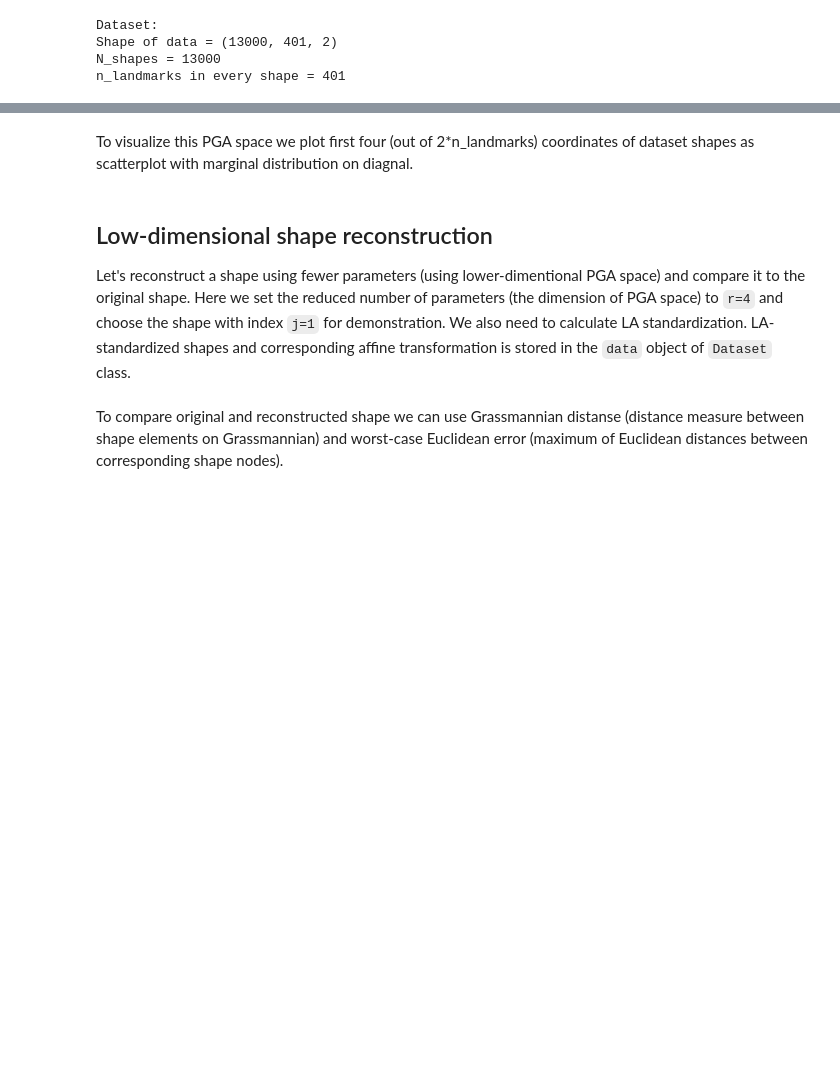
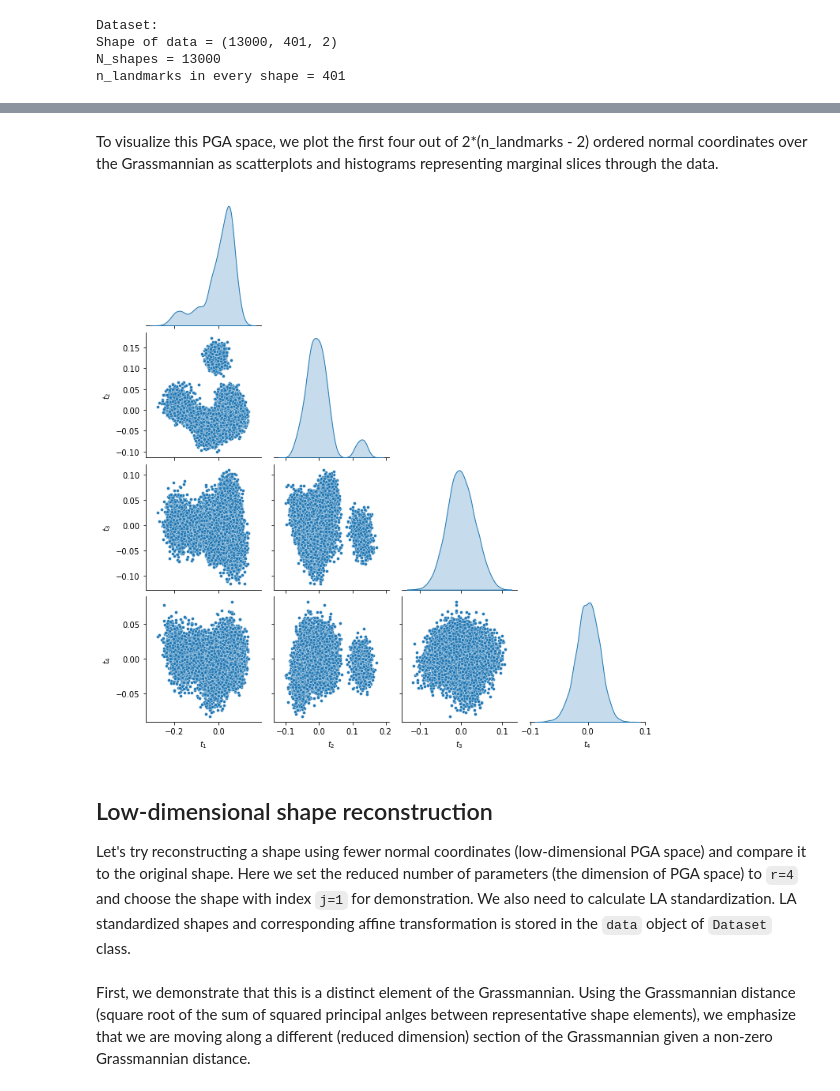
Before and after one commit to NREL/G2Aero, a Jupyter notebook: examples/notebooks/0_Data_Driven_Domain.ipynb, the cells around one changed output, grey strips where cells are left out. Cells and saved outputs as stored; diff of their text form; code cells hidden in the pictures; blank space fills up the shorter version.

```diff
--- a/examples/notebooks/0_Data_Driven_Domain.ipynb
+++ b/examples/notebooks/0_Data_Driven_Domain.ipynb
@@ -40,6 +41,6 @@ Now we can construct PGA space from given dataset of airfoil shapes. `PGAspace.c
 # %%
 # compute Karcher mean and run PGA to define coordinates
-pga, t = PGAspace.create_from_dataset(shapes)
+pga, T = PGAspace.create_from_dataset(shapes)
 # %% [output]
 Karcher mean convergence:
 ||V||_F = 0.10235806971182138
@@ -49,13 +50,15 @@ Karcher mean convergence:
 # %% [markdown]
-To visualize this PGA space we plot first four (out of 2*n_landmarks) coordinates of dataset shapes as scatterplot with marginal distribution on diagnal.
+To visualize this PGA space, we plot the first four out of 2*(n_landmarks - 2) ordered normal coordinates over the Grassmannian as scatterplots and histograms representing marginal slices through the data.
 # %%
 coord_names = ['$t_1$', '$t_2$', '$t_3$', '$t_4$']
-df_all = pd.DataFrame(data=t[:, :4], columns=coord_names)
+df_all = pd.DataFrame(data=T[:, :4], columns=coord_names)
 sns_plot = sns.pairplot(df_all, x_vars=coord_names, y_vars=coord_names,
                         diag_kind='kde', corner=True, plot_kws=dict(s=15))
+# %% [output]
+[figure, added]
 # %% [markdown]
 ## Low-dimensional shape reconstruction
-Let's reconstruct a shape using fewer parameters (using lower-dimentional PGA space) and compare it to the original shape. Here we set the reduced number of parameters (the dimension of PGA space) to `r=4` and choose the shape with index `j=1` for demonstration. We also need to calculate LA standardization. LA-standardized shapes and corresponding affine transformation is stored in the `data` object of `Dataset` class.
+Let's try reconstructing a shape using fewer normal coordinates (low-dimensional PGA space) and compare it to the original shape. Here we set the reduced number of parameters (the dimension of PGA space) to `r=4` and choose the shape with index `j=1` for demonstration. We also need to calculate LA standardization. LA standardized shapes and corresponding affine transformation is stored in the `data` object of `Dataset` class.
 # %%
 # assign r as the dimension of the PGA shape
 r = 4 # should always be less than or equal to 2*(n_landmarks - 2)
@@ -64,6 +67,6 @@ j = 1 # should be less than or equal to N_shapes-1
 # save LA standardized shapes and corresponding affine transformation
 data = Dataset(shapes)
 # %% [markdown]
-To compare original and reconstructed shape we can use Grassmannian distanse (distance measure between shape elements on Grassmannian) and worst-case Euclidean error (maximum of Euclidean distances between corresponding shape nodes).
+First, we demonstrate that this is a distinct element of the Grassmannian. Using the Grassmannian distance (square root of the sum of squared principal anlges between representative shape elements), we emphasize that we are moving along a different (reduced dimension) section of the Grassmannian given a non-zero Grassmannian distance.
 # %%
 # transform from PGA space to element on Grassmann
```
Also changed, not shown: parts of 11 cells of this notebook.
